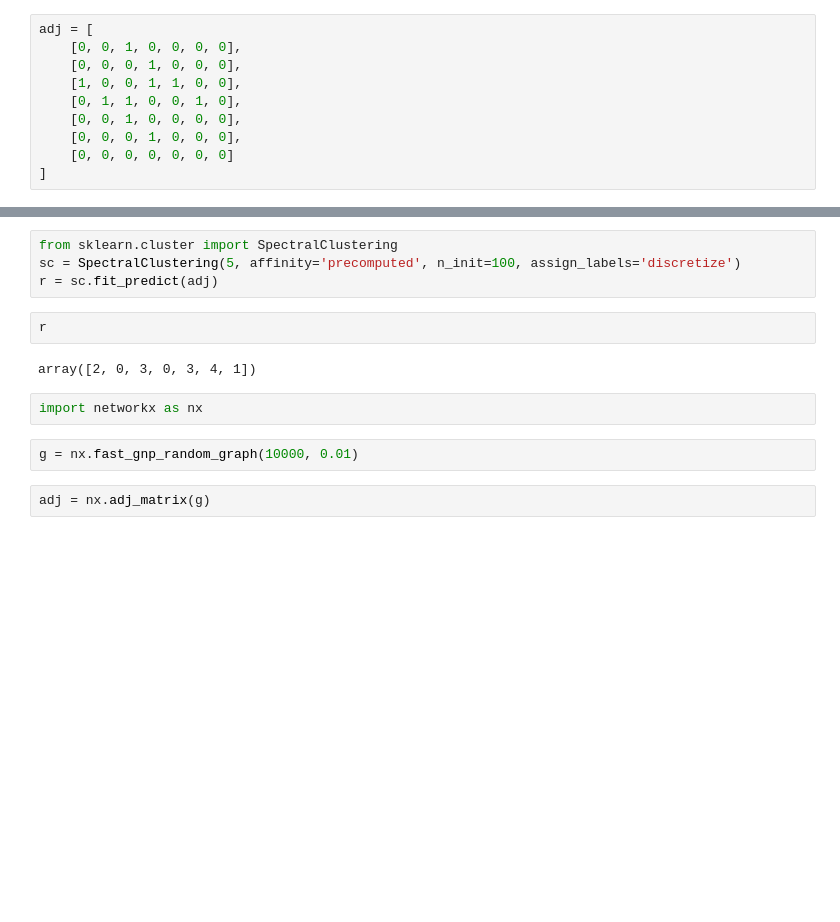
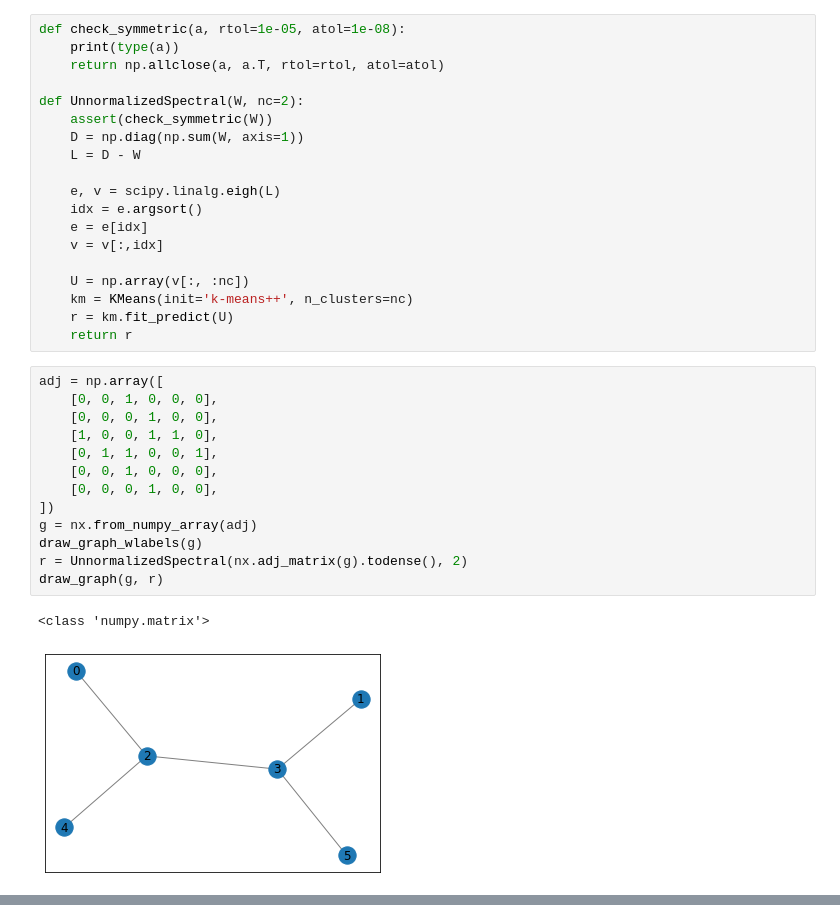
Before and after one commit to 108anup/NetMon-query-planner, a Jupyter notebook: gurobi/notebook/clustering.ipynb, the cells around one changed output, grey strips where cells are left out. Drawn from its saved outputs; the diff is of its cells as text; blank space fills up the shorter version.

Commit message:
Add Unnormzalized spectral clustering and selective refinement strategy

```diff
--- a/gurobi/notebook/clustering.ipynb
+++ b/gurobi/notebook/clustering.ipynb
@@ -1,10 +50,35 @@
+# %%
+def check_symmetric(a, rtol=1e-05, atol=1e-08):
+    print(type(a))
+    return np.allclose(a, a.T, rtol=rtol, atol=atol)
+
+def UnnormalizedSpectral(W, nc=2):
+    assert(check_symmetric(W))
+    D = np.diag(np.sum(W, axis=1))
+    L = D - W
+
+    e, v = scipy.linalg.eigh(L)
+    idx = e.argsort()
+    e = e[idx]
+    v = v[:,idx]
+
+    U = np.array(v[:, :nc])
+    km = KMeans(init='k-means++', n_clusters=nc)
+    r = km.fit_predict(U)
+    return r
 # %%
-adj = [
-    [0, 0, 1, 0, 0, 0, 0],
-    [0, 0, 0, 1, 0, 0, 0],
-    [1, 0, 0, 1, 1, 0, 0],
-    [0, 1, 1, 0, 0, 1, 0],
-    [0, 0, 1, 0, 0, 0, 0],
-    [0, 0, 0, 1, 0, 0, 0],
-    [0, 0, 0, 0, 0, 0, 0]
-]
+adj = np.array([
+    [0, 0, 1, 0, 0, 0],
+    [0, 0, 0, 1, 0, 0],
+    [1, 0, 0, 1, 1, 0],
+    [0, 1, 1, 0, 0, 1],
+    [0, 0, 1, 0, 0, 0],
+    [0, 0, 0, 1, 0, 0],
+])
+g = nx.from_numpy_array(adj)
+draw_graph_wlabels(g)
+r = UnnormalizedSpectral(nx.adj_matrix(g).todense(), 2)
+draw_graph(g, r)
+# %% [output]
+<class 'numpy.matrix'>
+[figure, added]
@@ -11,14 +85,0 @@ adj = [
-# %%
-from sklearn.cluster import SpectralClustering
-sc = SpectralClustering(5, affinity='precomputed', n_init=100, assign_labels='discretize')
-r = sc.fit_predict(adj)
-# %%
-r
-# %% [output]
-array([2, 0, 3, 0, 3, 4, 1])
-# %%
-import networkx as nx
-# %%
-g = nx.fast_gnp_random_graph(10000, 0.01)
-# %%
-adj = nx.adj_matrix(g)
```
Also changed, not shown: parts of 25 cells of this notebook, 7 other files.
